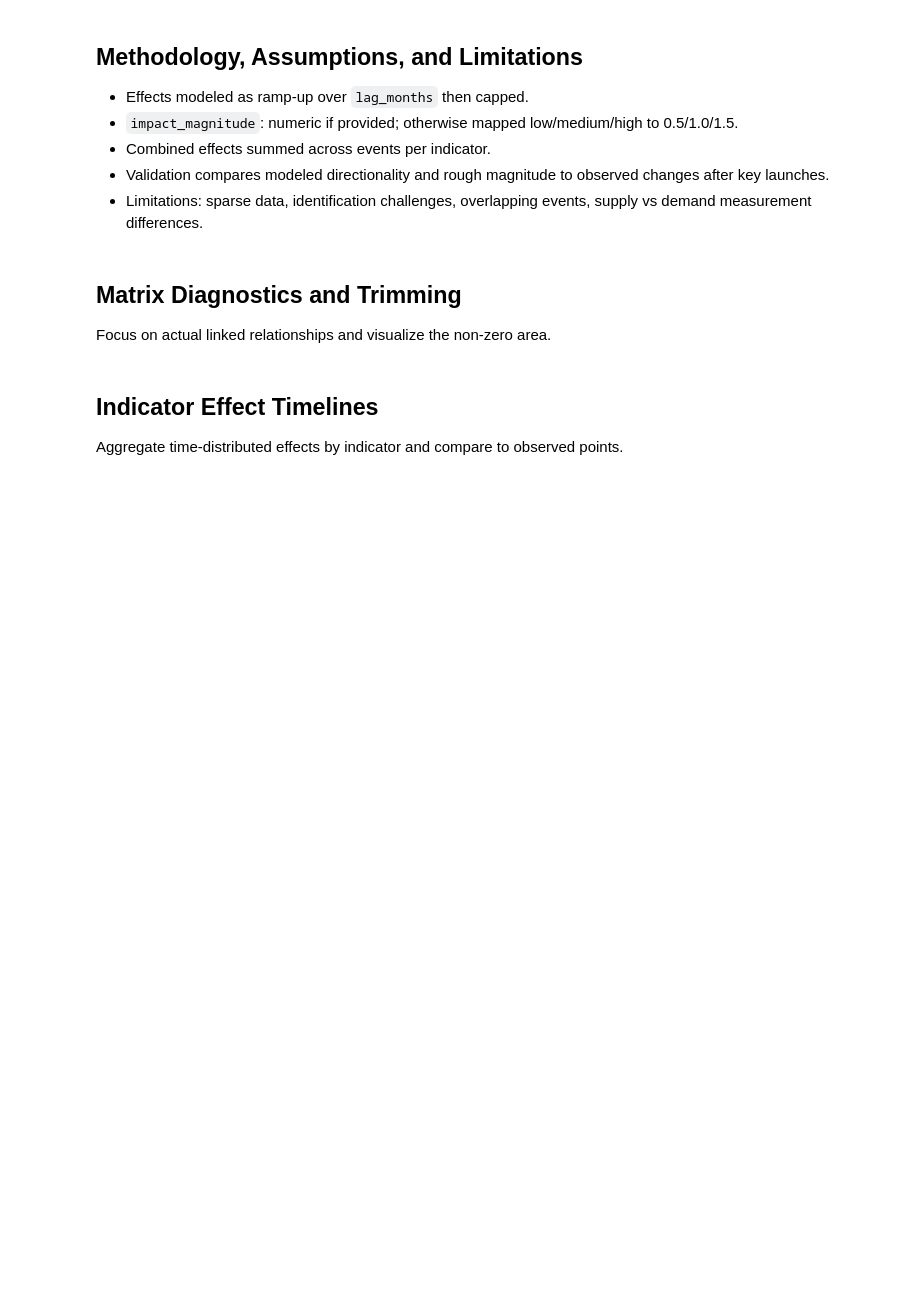
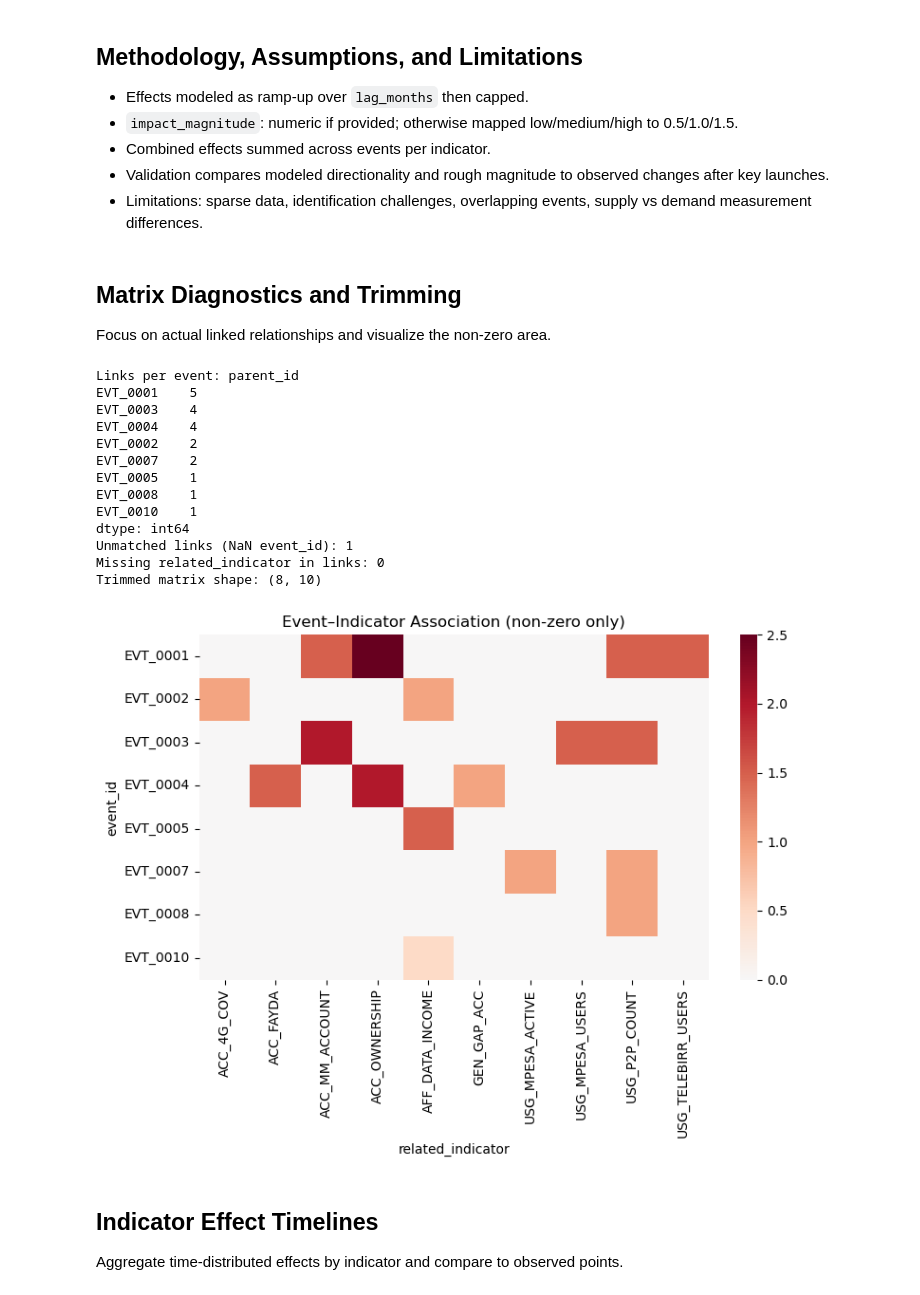
Before and after one commit to hann2004/ethiopia-fi-forecast, a Jupyter notebook: notebooks/03_event_impact_modeling.ipynb, the cells around one changed output. Drawn from its saved outputs; the diff is of its cells as text; code cells hidden in the pictures; blank space fills up the shorter version.

```diff
--- a/notebooks/03_event_impact_modeling.ipynb
+++ b/notebooks/03_event_impact_modeling.ipynb
@@ -152,21 +152,35 @@ Focus on actual linked relationships and visualize the non-zero area.
 # %%
 # Link coverage and unmatched merges
 links_per_event = impact_links.groupby('parent_id').size().sort_values(ascending=False)
-print("Links per event:
-", links_per_event)
+print("Links per event:", links_per_event)
 print("Unmatched links (NaN event_id):", links['event_id'].isna().sum())
 print("Missing related_indicator in links:", links['related_indicator'].isna().sum())
 
 # Trim matrix to rows/cols with non-zero totals
 mat_trim = mat.loc[(mat.sum(axis=1)!=0), (mat.sum(axis=0)!=0)]
 print("Trimmed matrix shape:", mat_trim.shape)
 
 import seaborn as sns, matplotlib.pyplot as plt
 plt.figure(figsize=(8,6))
 sns.heatmap(mat_trim, cmap='RdBu_r', center=0)
 plt.title('Event–Indicator Association (non-zero only)')
 plt.tight_layout()
 plt.show()
+# %% [output]
+Links per event: parent_id
+EVT_0001    5
+EVT_0003    4
+EVT_0004    4
+EVT_0002    2
+EVT_0007    2
+EVT_0005    1
+EVT_0008    1
+EVT_0010    1
+dtype: int64
+Unmatched links (NaN event_id): 1
+Missing related_indicator in links: 0
+Trimmed matrix shape: (8, 10)
+[figure, added]
 # %% [markdown]
 ## Indicator Effect Timelines
 
```
Also changed, not shown: parts of 14 cells of this notebook, 2 other files.
